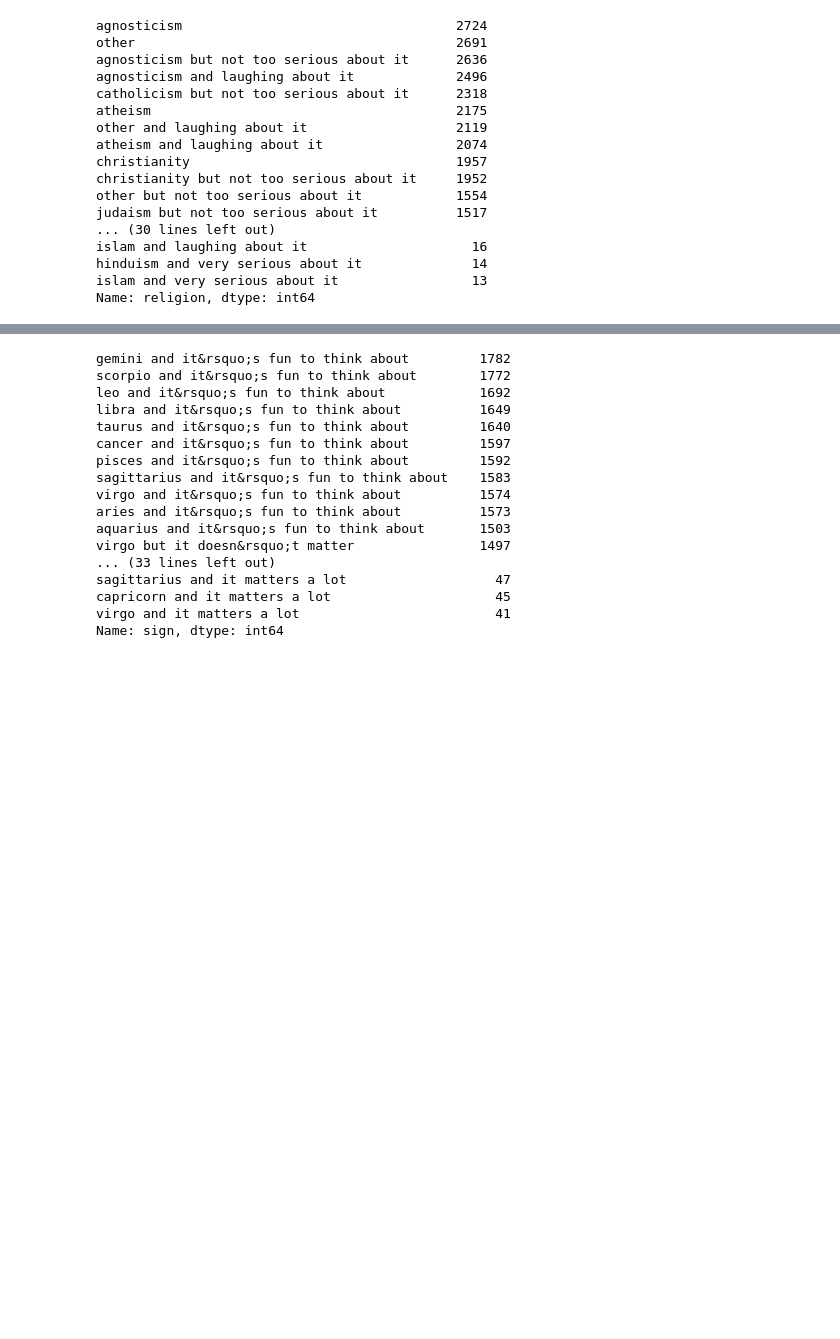
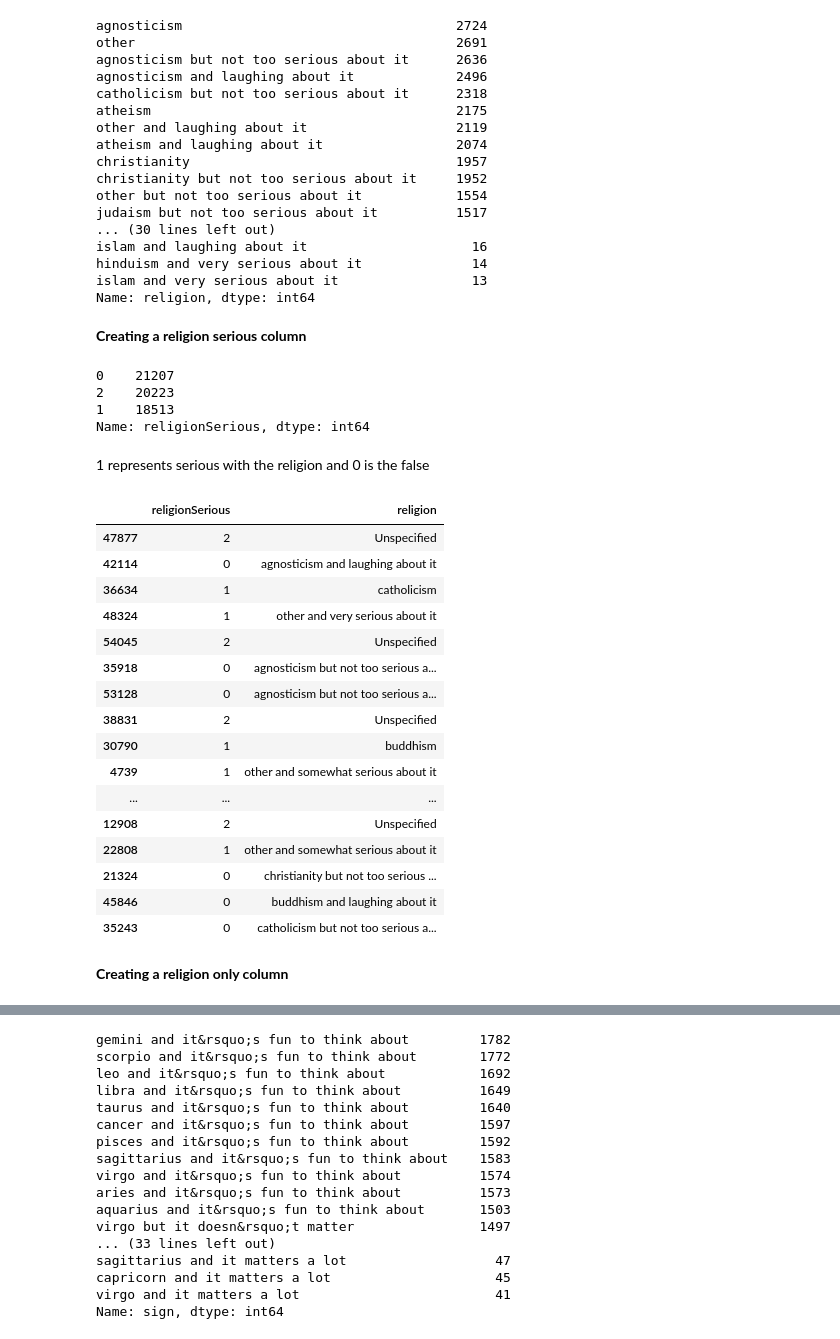
Before and after one commit to BensonMuriu/Dating-App-Recommender, a Jupyter notebook: Phase_5_Notebook.ipynb, the cells around one changed output, grey strips where cells are left out. Drawn from its saved outputs; the diff is of its cells as text; code cells hidden in the pictures; blank space fills up the shorter version.

```diff
--- a/Phase_5_Notebook.ipynb
+++ b/Phase_5_Notebook.ipynb
@@ -563,5 +598,49 @@ islam and laughing about it                     16
 hinduism and very serious about it              14
 islam and very serious about it                 13
 Name: religion, dtype: int64
+# %% [markdown]
+**Creating a religion serious column**
 # %%
 dating_df['religion'].fillna('Unspecified',inplace=True)
+# %%
+def religion_serious(value):
+   # checking if a user is serious with his/her religion
+    if value.__contains__('not') or value.__contains__('laughing'):
+        return 0
+    elif value.__contains__('Unspecified'):
+        return 2
+
+    return 1
+# %%
+dating_df['religionSerious'] = dating_df.religion.copy().astype(str).apply(lambda x: religion_serious(x))
+dating_df['religionSerious'].value_counts()
+# %% [output]
+0    21207
+2    20223
+1    18513
+Name: religionSerious, dtype: int64
+# %% [markdown]
+1 represents serious with the religion and 0 is the false
+# %%
+# checking if the religion_serious function worked
+dating_df[['religionSerious','religion']].sample(30)
+# %% [output]
+|  | religionSerious | religion |
+| 47877 | 2 | Unspecified |
+| 42114 | 0 | agnosticism and laughing about it |
+| 36634 | 1 | catholicism |
+| 48324 | 1 | other and very serious about it |
+| 54045 | 2 | Unspecified |
+| 35918 | 0 | agnosticism but not too serious a... |
+| 53128 | 0 | agnosticism but not too serious a... |
+| 38831 | 2 | Unspecified |
+| 30790 | 1 | buddhism |
+| 4739 | 1 | other and somewhat serious about it |
+| ... | ... | ... |
+| 12908 | 2 | Unspecified |
+| 22808 | 1 | other and somewhat serious about it |
+| 21324 | 0 | christianity but not too serious ... |
+| 45846 | 0 | buddhism and laughing about it |
+| 35243 | 0 | catholicism but not too serious a... |
+# %% [markdown]
+**Creating a religion only column**
```
Also changed, not shown: parts of 25 cells of this notebook.
